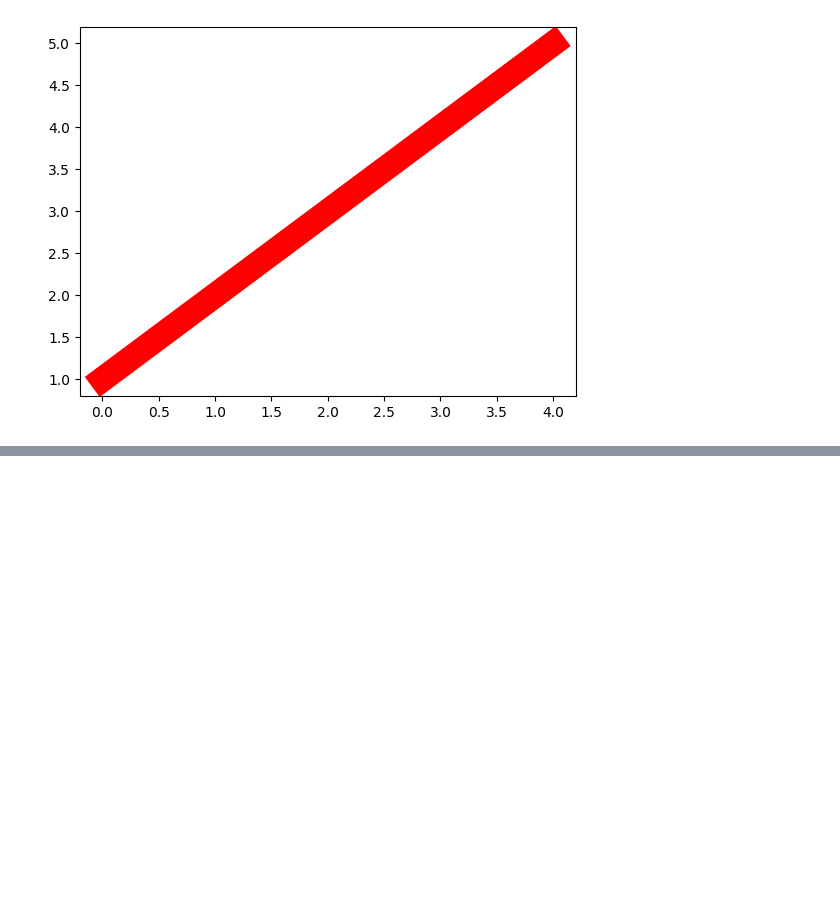
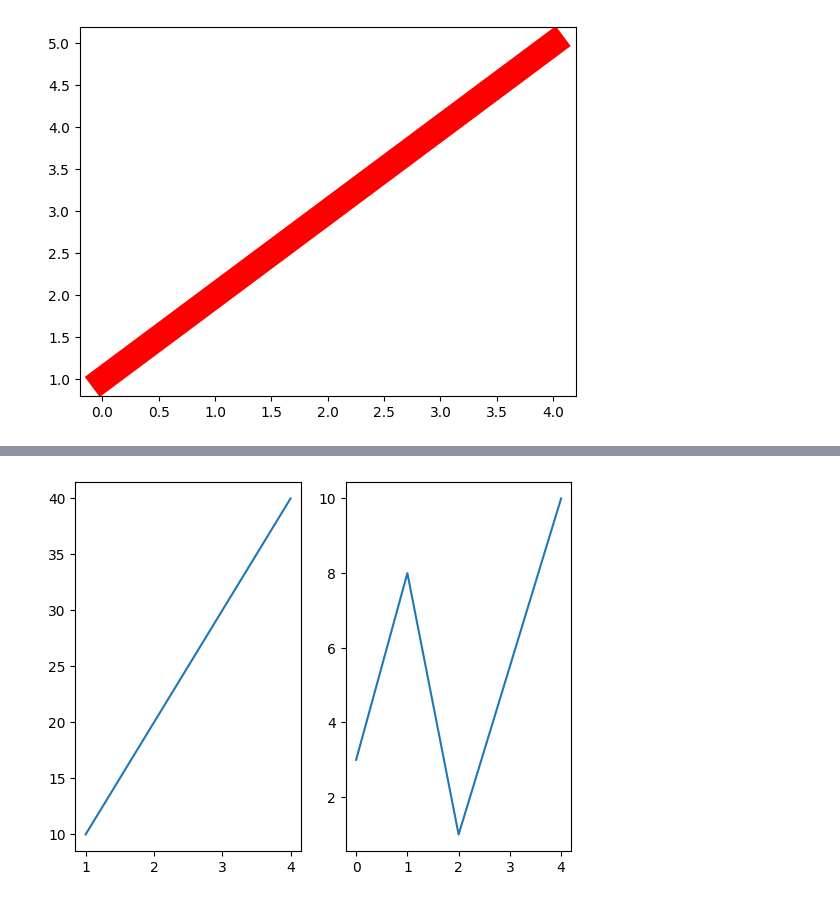
Before and after one commit to Praruj/Pandas_Practise_Portfolio, a Jupyter notebook: Notebooks/Matplotlib.ipynb, the cells around one changed output, grey strips where cells are left out. Saved outputs shown, nothing was run; the diff lists cells and outputs as text; code cells hidden in the pictures; blank space fills up the shorter version.

```diff
--- a/Notebooks/Matplotlib.ipynb
+++ b/Notebooks/Matplotlib.ipynb
@@ -167,0 +212,25 @@ plt.show()
+# %%
+# subplot() functions helps to draw multiple plots in the figure.
+
+import matplotlib.pyplot as plt
+import numpy as np
+
+x=np.array([1,2,3,4])
+y=np.array([10,20,30,40])
+plt.subplot(1,2,1)
+plt.plot(x,y)
+
+#plot 2
+x=np.array([0,1,2,4])
+y=np.array([3,8,1,10])
+plt.subplot(1,2,2)
+plt.plot(x,y)
+plt.show()
+
+
+# The subplot() functions takes three arguments which describes the layout of the figure, which is organized in rows and columns.
+# For example plt.subplot(1,2,1) means the figure has 1 row, 2 column and this plot is first plot.
+
+# we can draw as many plots we like on the figure.
+# %% [output]
+[figure, added]
```
Also changed, not shown: parts of 8 cells of this notebook.
